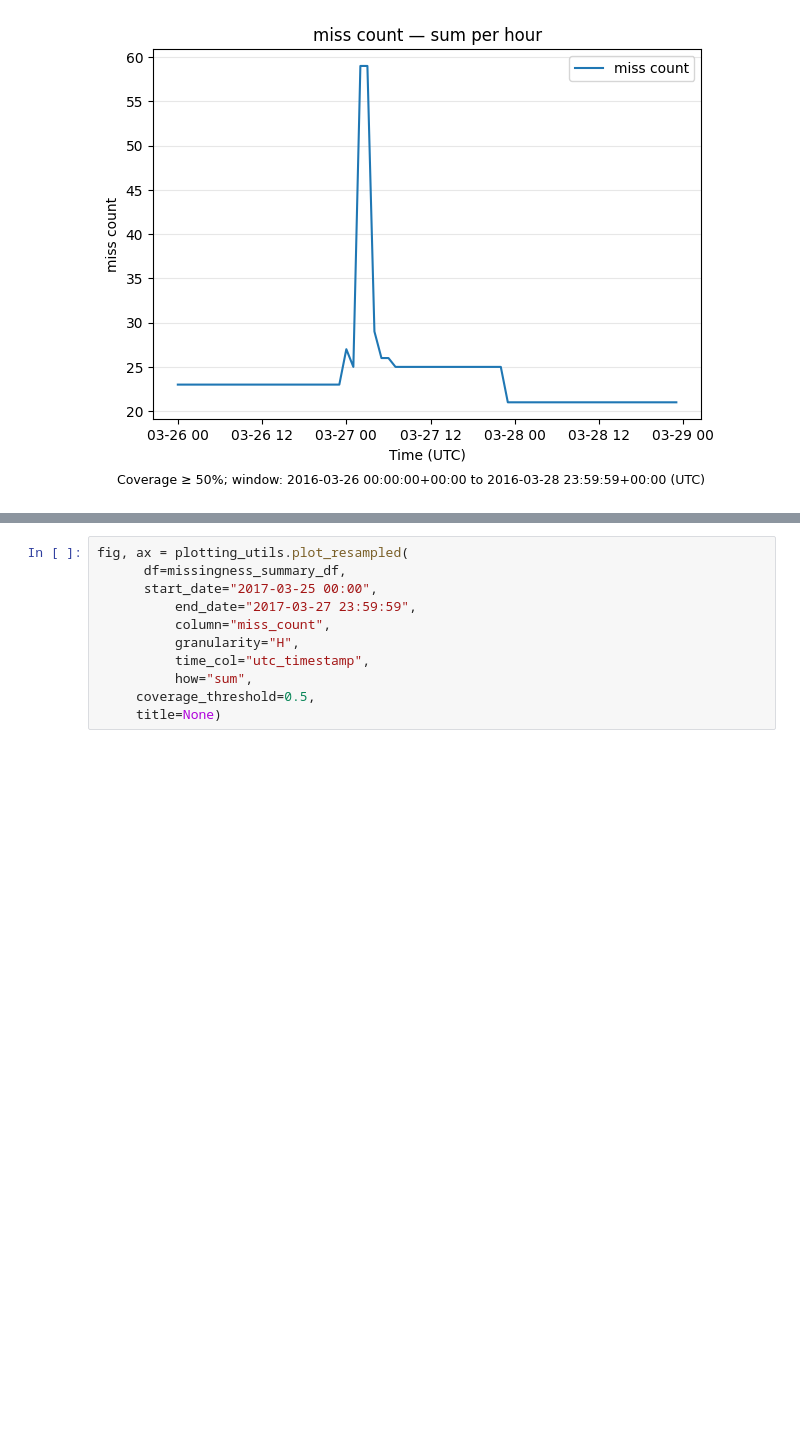
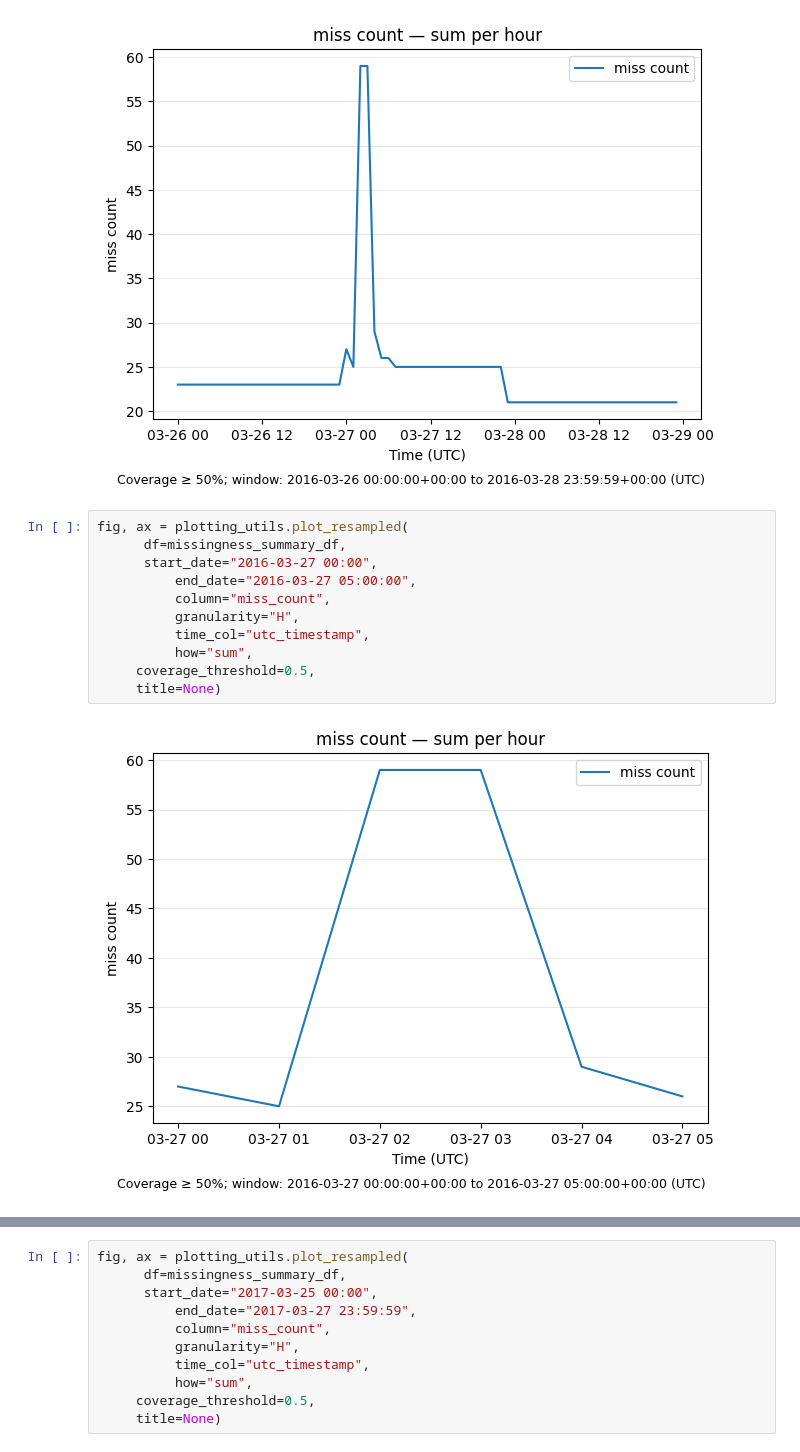
Before and after one commit to F-Skorz/electricity-demand-project, a Jupyter notebook: notebooks/01_OPSD_EDA.ipynb, the cells around one changed output, grey strips where cells are left out. Saved outputs shown, nothing was run; the diff lists cells and outputs as text; blank space fills up the shorter version.

```diff
--- a/notebooks/01_OPSD_EDA.ipynb
+++ b/notebooks/01_OPSD_EDA.ipynb
@@ -297,3 +317,16 @@ fig, ax = plotting_utils.plot_resampled(
      title=None)
 # %% [output]
 [figure]
+# %%
+fig, ax = plotting_utils.plot_resampled(
+      df=missingness_summary_df,
+      start_date="2016-03-27 00:00",
+          end_date="2016-03-27 05:00:00",
+          column="miss_count",
+          granularity="H",
+          time_col="utc_timestamp",
+          how="sum",
+     coverage_threshold=0.5,
+     title=None)
+# %% [output]
+[figure, added]
```
Also changed, not shown: parts of 26 cells of this notebook.
